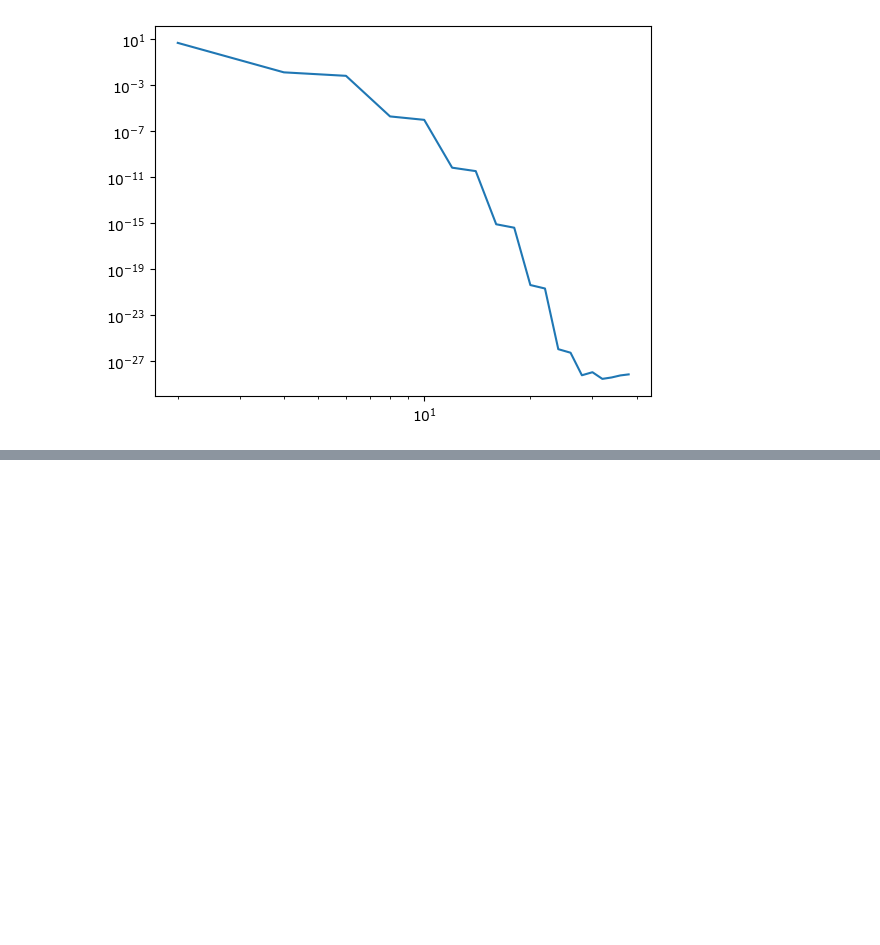
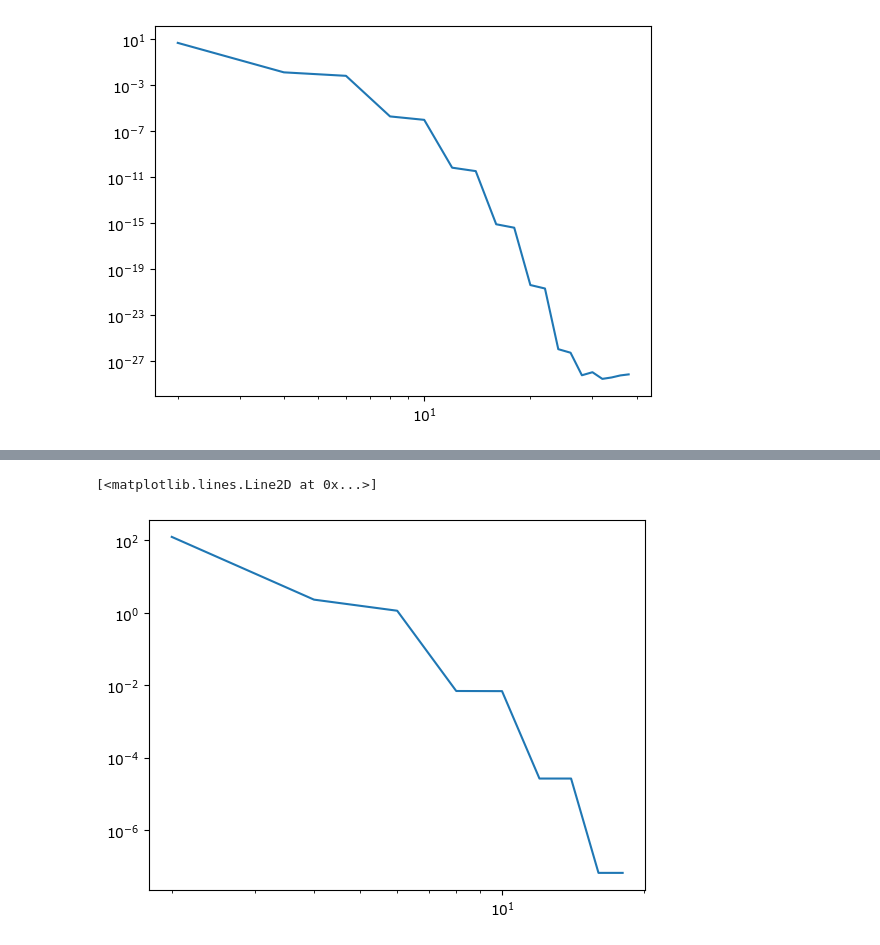
Before and after one commit to wd15/PyCahnHilliard, a Jupyter notebook: interpolate1.ipynb, the cells around one changed output, grey strips where cells are left out. Saved outputs shown, nothing was run; the diff lists cells and outputs as text; code cells hidden in the pictures; blank space fills up the shorter version.

```diff
--- a/interpolate1.ipynb
+++ b/interpolate1.ipynb
@@ -89,0 +99,14 @@ plt.loglog(mxs, norms)
+# %%
+def calc_p_fine(mx):
+    L = 2 * np.pi
+    nx_fine = 1000
+    x_fine = np.linspace(0, L, nx_fine)
+    x = np.array(np.meshgrid(x_fine, x_fine))
+
+    h = L / mx
+    tmp = np.linspace(h, L, mx)
+    x_m = np.array(np.meshgrid(tmp, tmp))
+
+    v_m = f2(x_m)
+
+    return x, p2(v_m, x, x_m, h)
@@ -89,0 +119,12 @@ plt.loglog(mxs, norms)
+# %%
+def calc_norm(x1, x2, dx):
+    return np.sum((x1[1:, 1:] - x2[1:, 1:])**2) * dx**2
+
+def calc_p_norm(mx):
+    x, pp = calc_p_fine(mx)
+    dx = x[0, 0, 1] - x[0, 0, 0]
+    return calc_norm(pp, f2(x), dx)
+# %%
+mxs = np.arange(1, 10) * 2
+
+mse = [calc_p_norm(mx) for mx in mxs]
@@ -89,0 +135,5 @@ plt.loglog(mxs, norms)
+# %%
+plt.loglog(mxs, mse)
+# %% [output]
+[<matplotlib.lines.Line2D at 0x...>]
+[figure, added]
```
Also changed, not shown: parts of 4 cells of this notebook.
